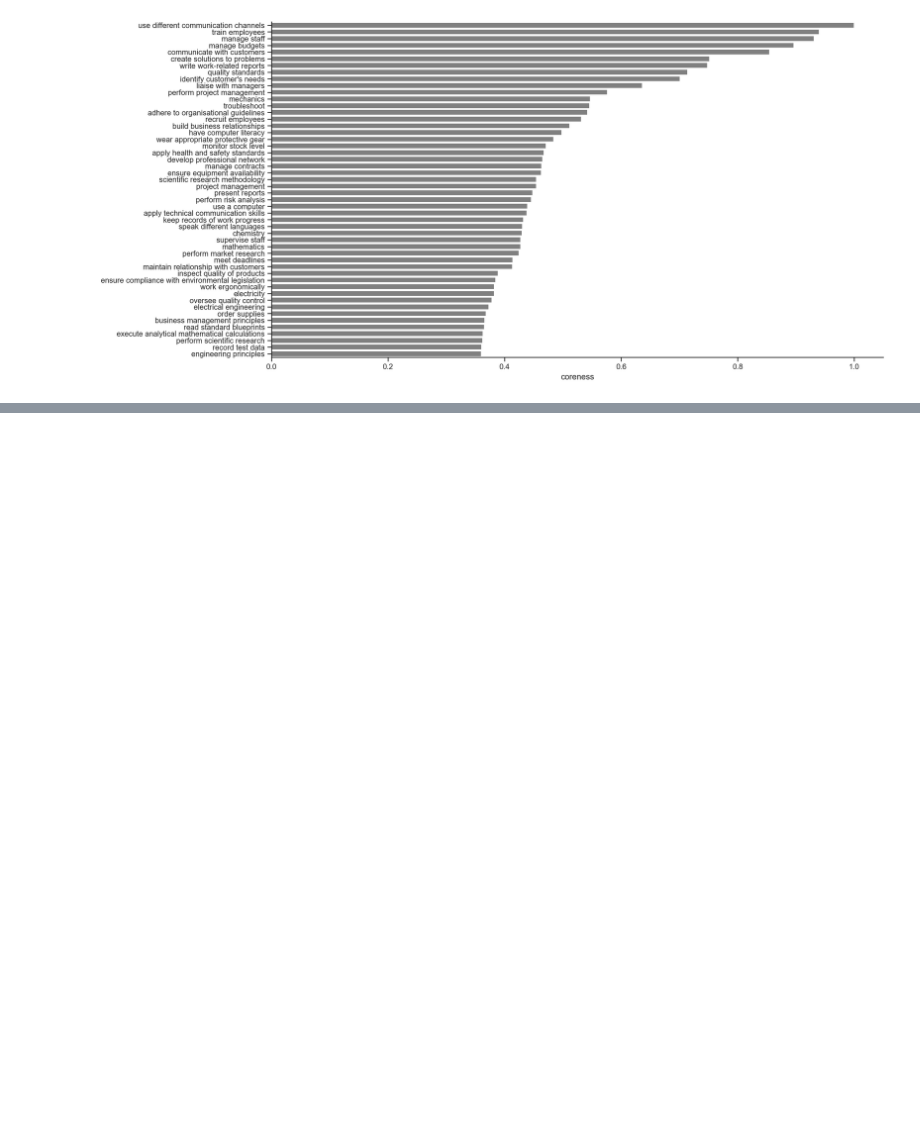
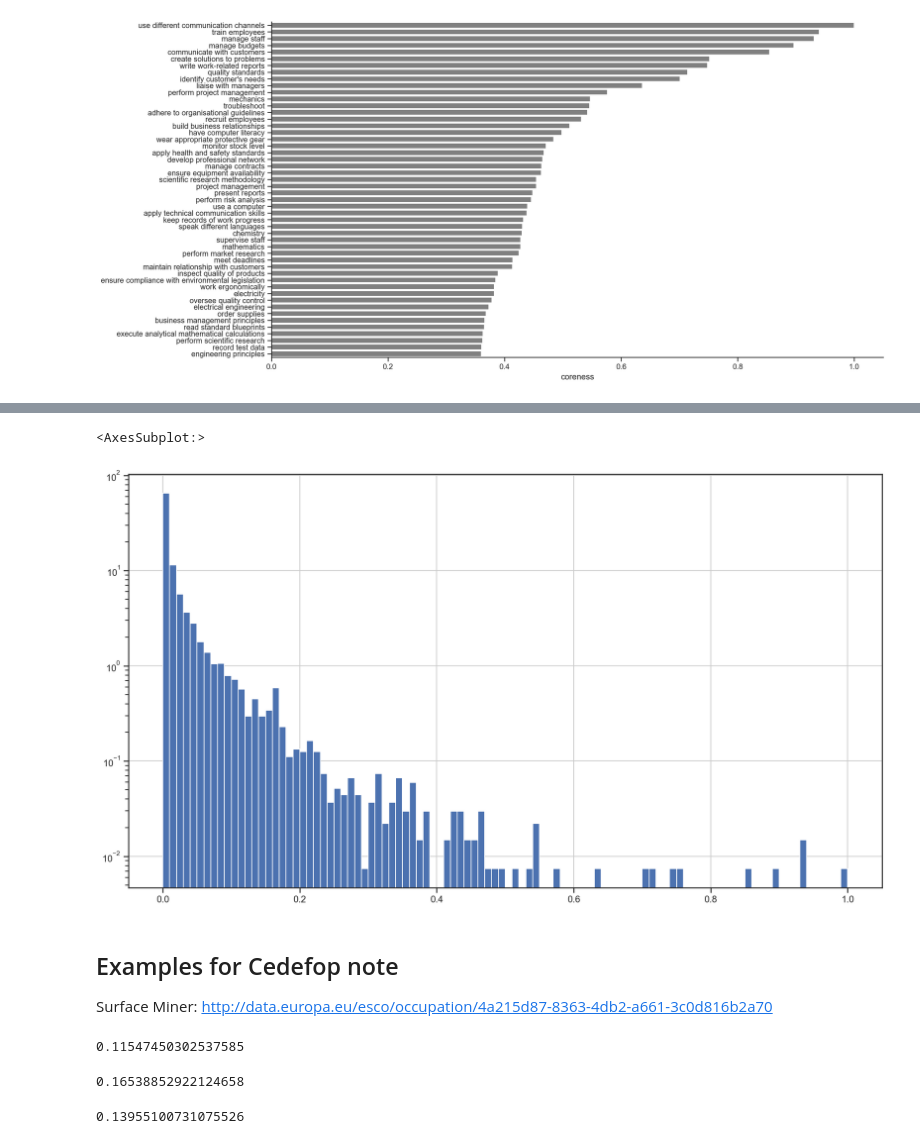
Before and after one commit to derpyninja/rejet, a Jupyter notebook: notebooks/11-fz-coreness-visualisations.ipynb, the cells around one changed output, grey strips where cells are left out. Saved outputs shown, nothing was run; the diff lists cells and outputs as text; code cells hidden in the pictures; blank space fills up the shorter version.

```diff
--- a/notebooks/11-fz-coreness-visualisations.ipynb
+++ b/notebooks/11-fz-coreness-visualisations.ipynb
@@ -107,0 +124,9 @@ sns.despine()
+# %%
+coreness.coreness.hist(bins=100, density=True, log=True)
+# %% [output]
+<AxesSubplot:>
+[figure, added]
+# %% [markdown]
+## Examples for Cedefop note
+
+Surface Miner: http://data.europa.eu/esco/occupation/4a215d87-8363-4db2-a661-3c0d816b2a70
@@ -107,0 +141,24 @@ sns.despine()
+# %%
+surface_miner = "http://data.europa.eu/esco/occupation/4a215d87-8363-4db2-a661-3c0d816b2a70"
+
+coreness["surface_miner"] = occ_skills_matrix_essential_optional.loc[surface_miner,:].values
+
+coreness[(coreness.surface_miner == 1)].coreness.median()
+# %% [output]
+0.11547450302537585
+# %%
+environmental_technician = "http://data.europa.eu/esco/occupation/e8461d2e-3d75-477c-93a2-ea8d342bb55b"
+
+coreness["environmental_technician"] = occ_skills_matrix_essential_optional.loc[environmental_technician,:].values
+
+coreness[coreness.environmental_technician == 1].coreness.mean()
+# %% [output]
+0.16538852922124658
+# %%
+solar_energy_technician = "http://data.europa.eu/esco/occupation/75b63949-1b93-4bf2-a777-ccf978dc3e8a"
+
+coreness["solar_energy_technician"] = occ_skills_matrix_essential_optional.loc[solar_energy_technician,:].values
+
+coreness[coreness.solar_energy_technician == 1].coreness.median()
+# %% [output]
+0.13955100731075526
```
Also changed, not shown: parts of 42 cells of this notebook, 4 other files.
